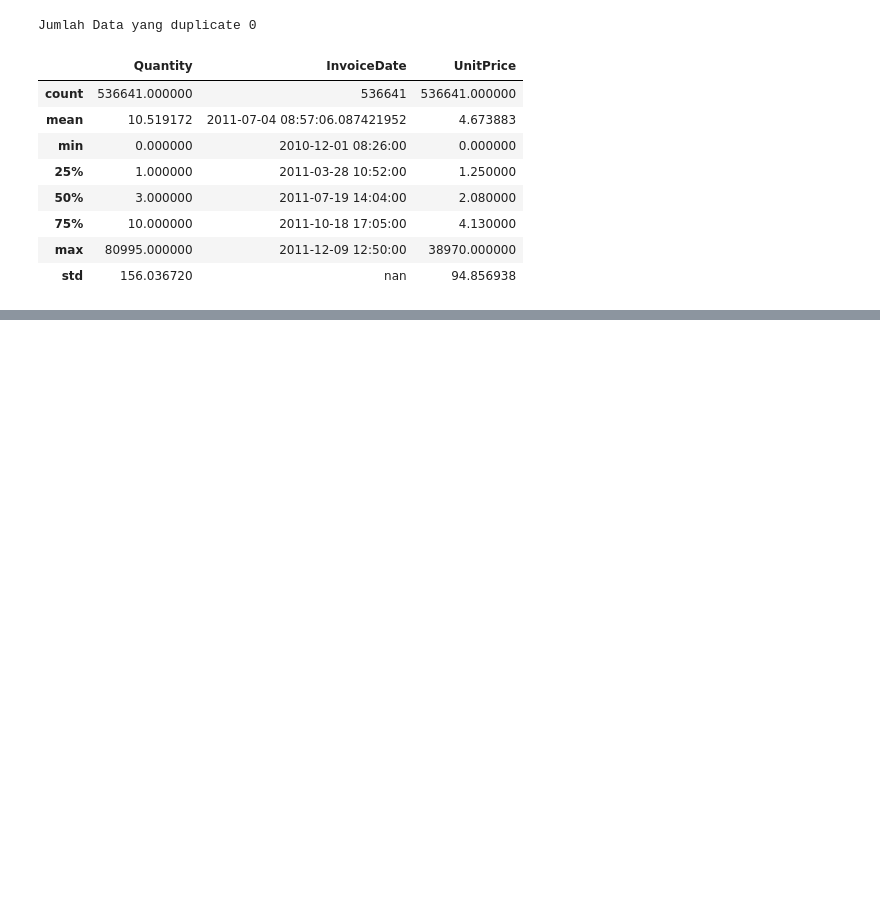
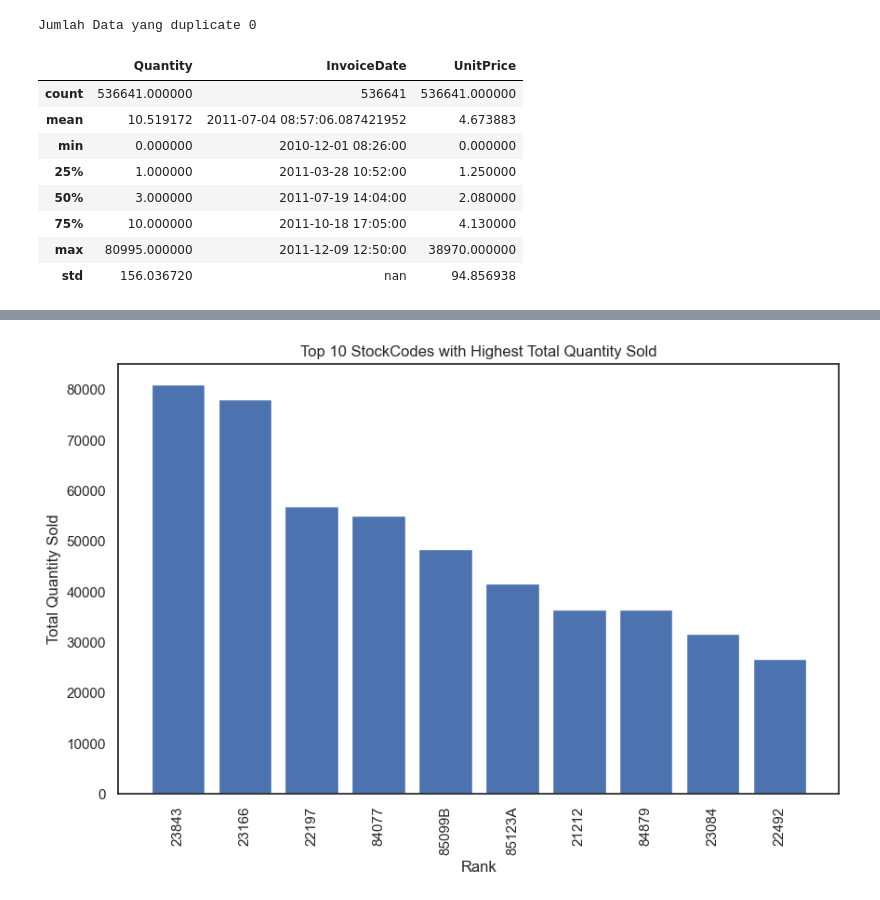
Before and after one commit to Mudhya19/Prediction-Consumers-in-Fashion-Retail, a Jupyter notebook: prediction_consumers_fashion_retail.ipynb, the cells around one changed output, grey strips where cells are left out. Saved outputs shown, nothing was run; the diff lists cells and outputs as text; code cells hidden in the pictures; blank space fills up the shorter version.

Commit message:
analisis stockcode dengan 1- penjualan tertinggi

```diff
--- a/prediction_consumers_fashion_retail.ipynb
+++ b/prediction_consumers_fashion_retail.ipynb
@@ -307,0 +346,17 @@ df.describe().style.background_gradient(cmap='RdPu')
+# %%
+# Focus on StockCode and Quantity columns
+df_stock_quantity = df[["StockCode", "Quantity"]]
+
+# Calculate total quantity sold for each StockCode
+stock_quantity_sold = df_stock_quantity.groupby(
+    "StockCode")["Quantity"].sum().reset_index()
+
+# Sort by total quantity sold in descending order
+stock_quantity_sold = stock_quantity_sold.sort_values(
+    "Quantity", ascending=False)
+
+# Top 10 StockCodes with highest total quantity sold
+top_10_stockcodes = stock_quantity_sold.head(10)
+
+print("Top 10 StockCodes with highest total quantity sold:")
+print(top_10_stockcodes)
@@ -307,0 +376,16 @@ df.describe().style.background_gradient(cmap='RdPu')
+# %%
+# Plot bar chart of top 10 StockCodes
+
+plt.figure(figsize=(10, 6))
+plt.bar(range(len(top_10_stockcodes)), top_10_stockcodes["Quantity"])
+plt.xlabel("Rank")
+plt.ylabel("Total Quantity Sold")
+plt.title("Top 10 StockCodes with Highest Total Quantity Sold")
+
+# Add StockCode labels to each bar
+plt.xticks(range(len(top_10_stockcodes)),
+        top_10_stockcodes["StockCode"], rotation=90)
+
+plt.show()
+# %% [output]
+[figure, added]
```
Also changed, not shown: parts of 9 cells of this notebook.
